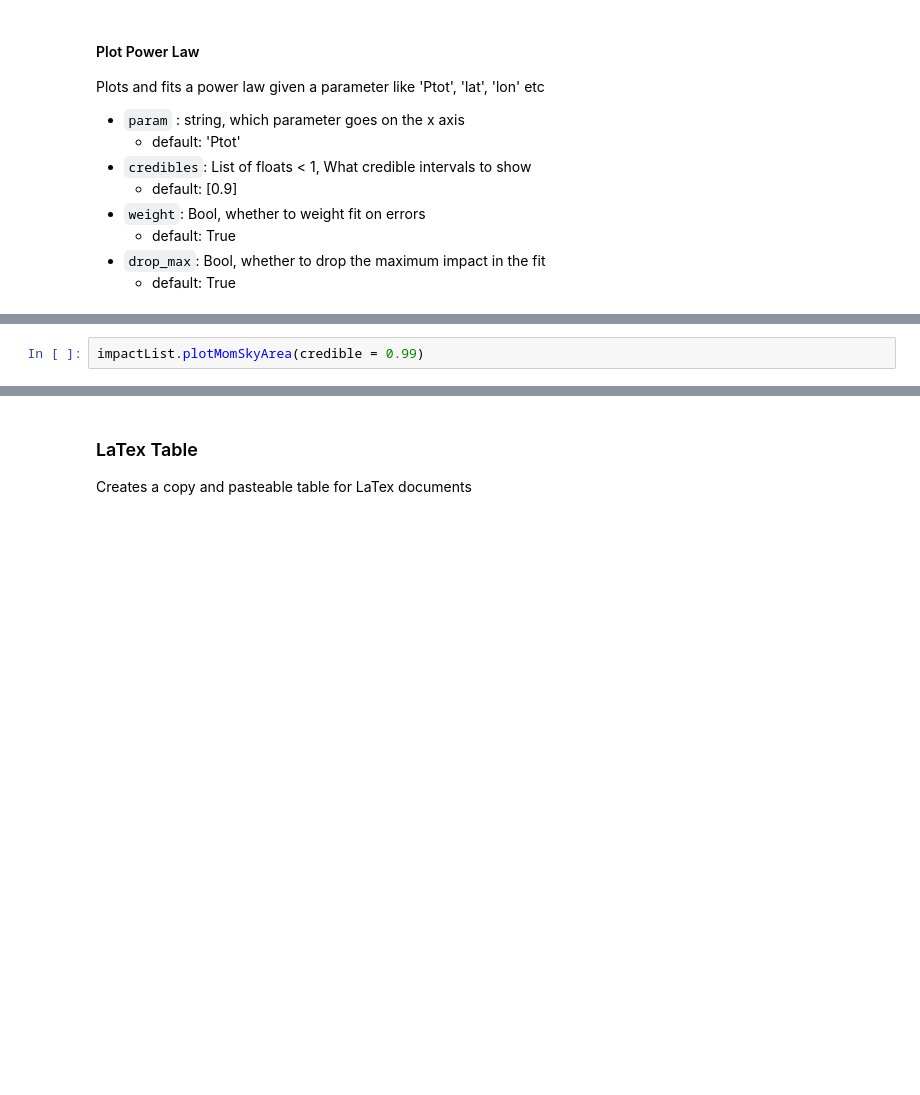
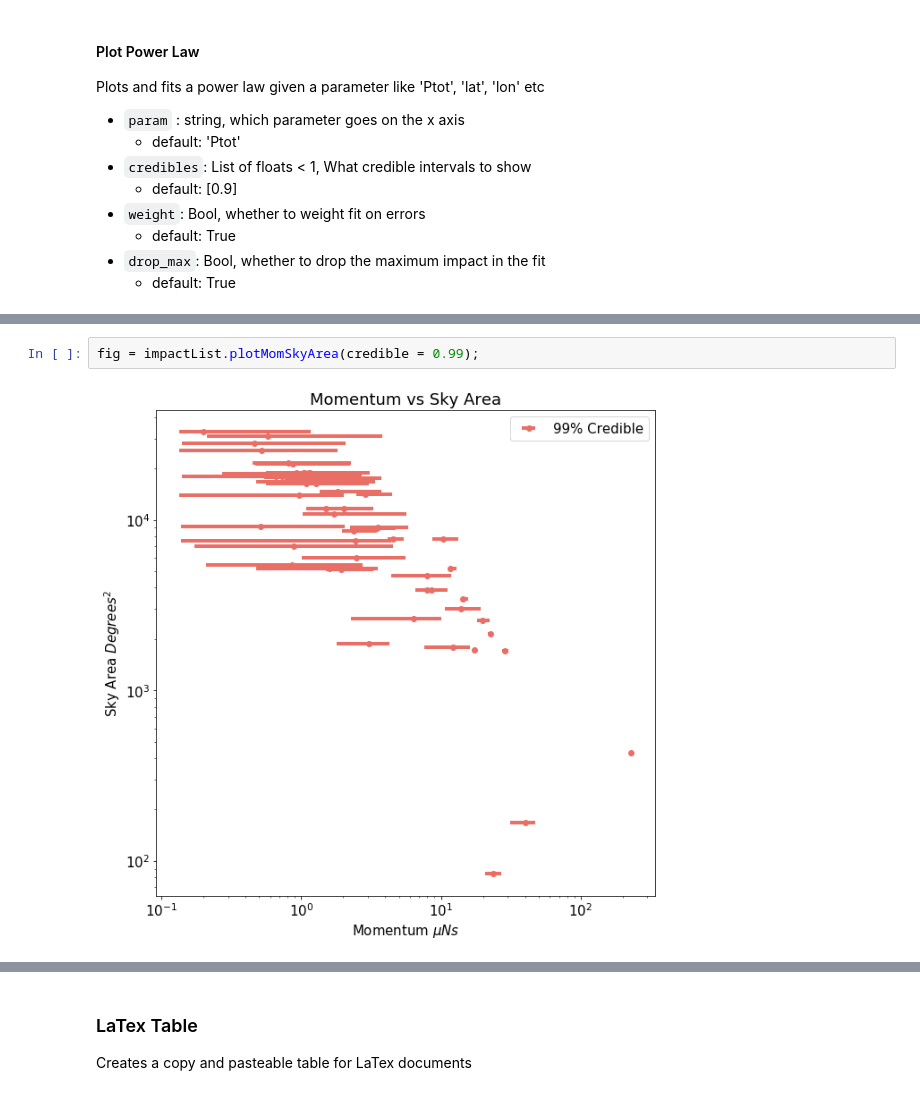
Before and after one commit to tlittenberg/LISAPathfinder, a Jupyter notebook: scripts/Analysis/scripts/impact_catalog_examples.ipynb, the cells around one changed output, grey strips where cells are left out. Drawn from its saved outputs; the diff is of its cells as text; blank space fills up the shorter version.

```diff
--- a/scripts/Analysis/scripts/impact_catalog_examples.ipynb
+++ b/scripts/Analysis/scripts/impact_catalog_examples.ipynb
@@ -198,2 +221,4 @@ ax.legend()
 # %%
-impactList.plotMomSkyArea(credible = 0.99)
+fig = impactList.plotMomSkyArea(credible = 0.99);
+# %% [output]
+[figure, added]
```
Also changed, not shown: parts of 12 cells of this notebook, 8 other files.
